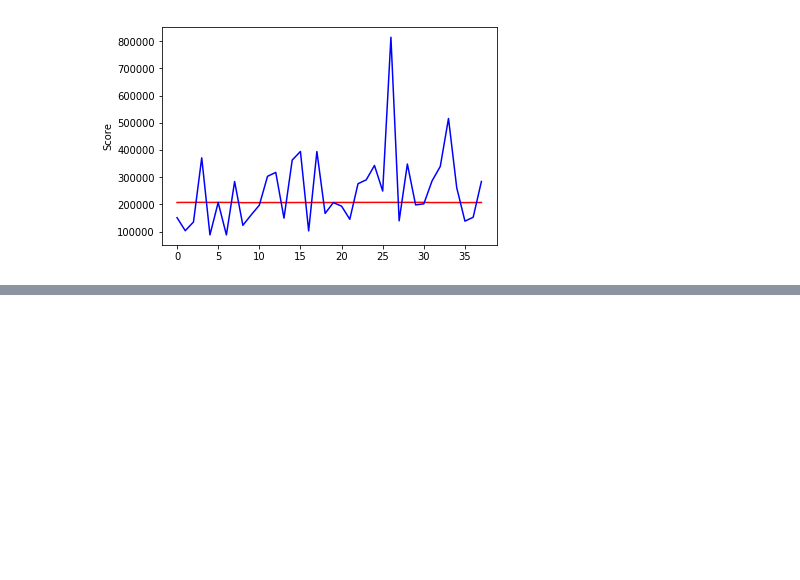
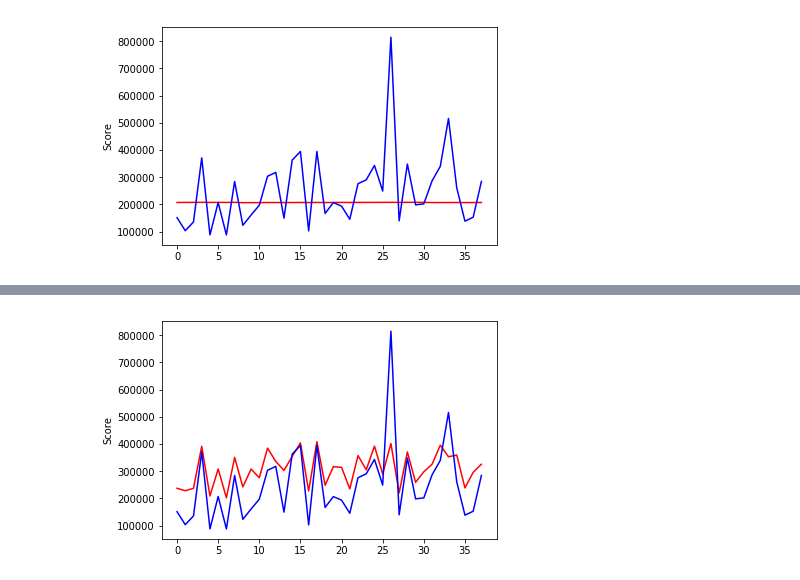
Before and after one commit to machine-learning-2018-2019-fasilkom-ui/MillionLive, a Jupyter notebook: MLTD.ipynb, the cells around one changed output, grey strips where cells are left out. Cells and saved outputs as stored; diff of their text form; code cells hidden in the pictures; blank space fills up the shorter version.

```diff
--- a/MLTD.ipynb
+++ b/MLTD.ipynb
@@ -239,0 +319,10 @@ plt.show()
+# %%
+#Visualize regularized
+Y_reg = df['t1_cutoff']
+indexes = [0]*len(X)
+y_pred_normalized = [0]*len(X)
+for i in range(len(X)):
+    res = (ynew[i]*Y_reg.std())+Y_reg.mean()
+    print("Actual=%s, Predicted=%s" % (Y_reg[i], res))
+    indexes[i] = i
+    y_pred_normalized[i] = res
@@ -239,0 +347,9 @@ plt.show()
+# %%
+#Visualization
+import matplotlib.pyplot as plt
+plt.plot(indexes, y_pred_normalized,color='red')
+plt.plot(indexes,Y_reg,color='blue')
+plt.ylabel('Score')
+plt.show()
+# %% [output]
+[figure, added]
```
Also changed, not shown: parts of 7 cells of this notebook.
